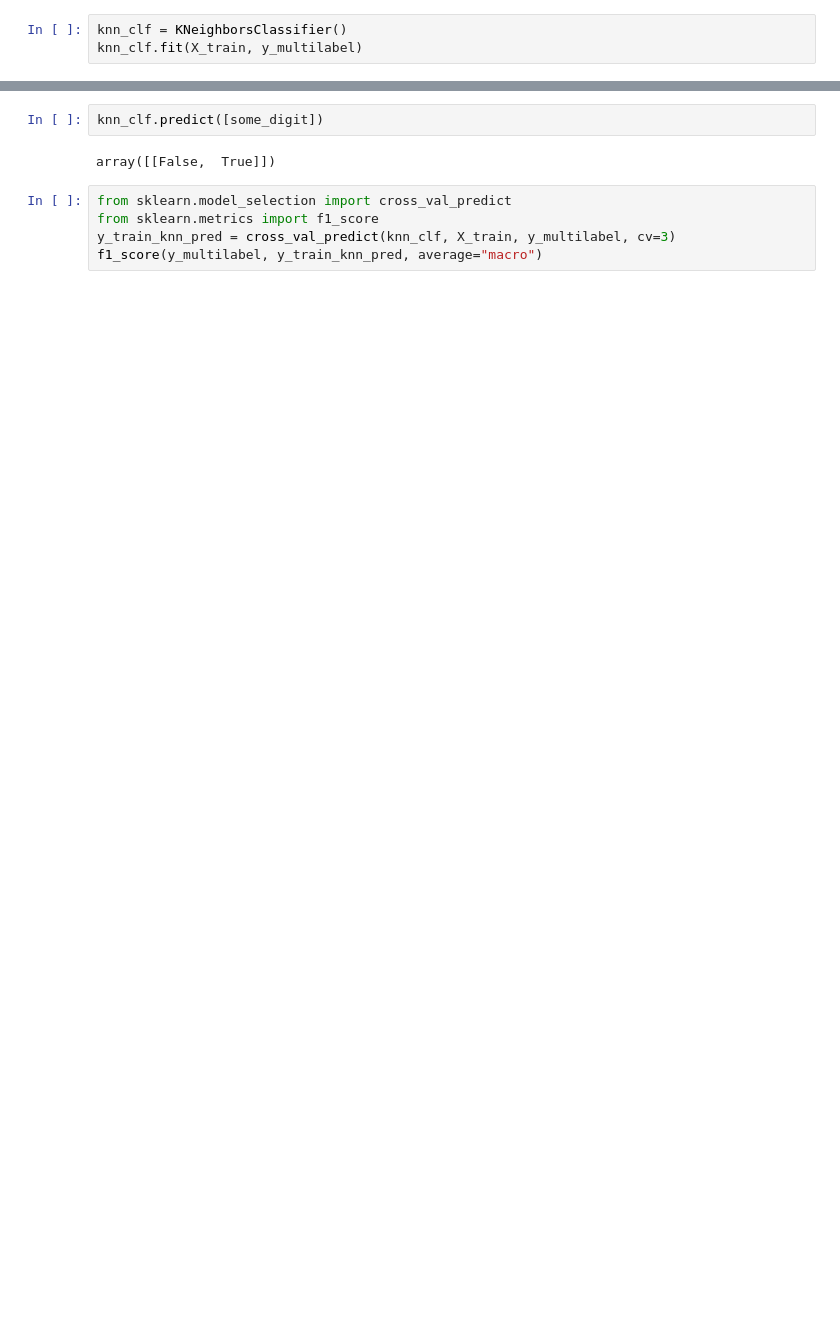
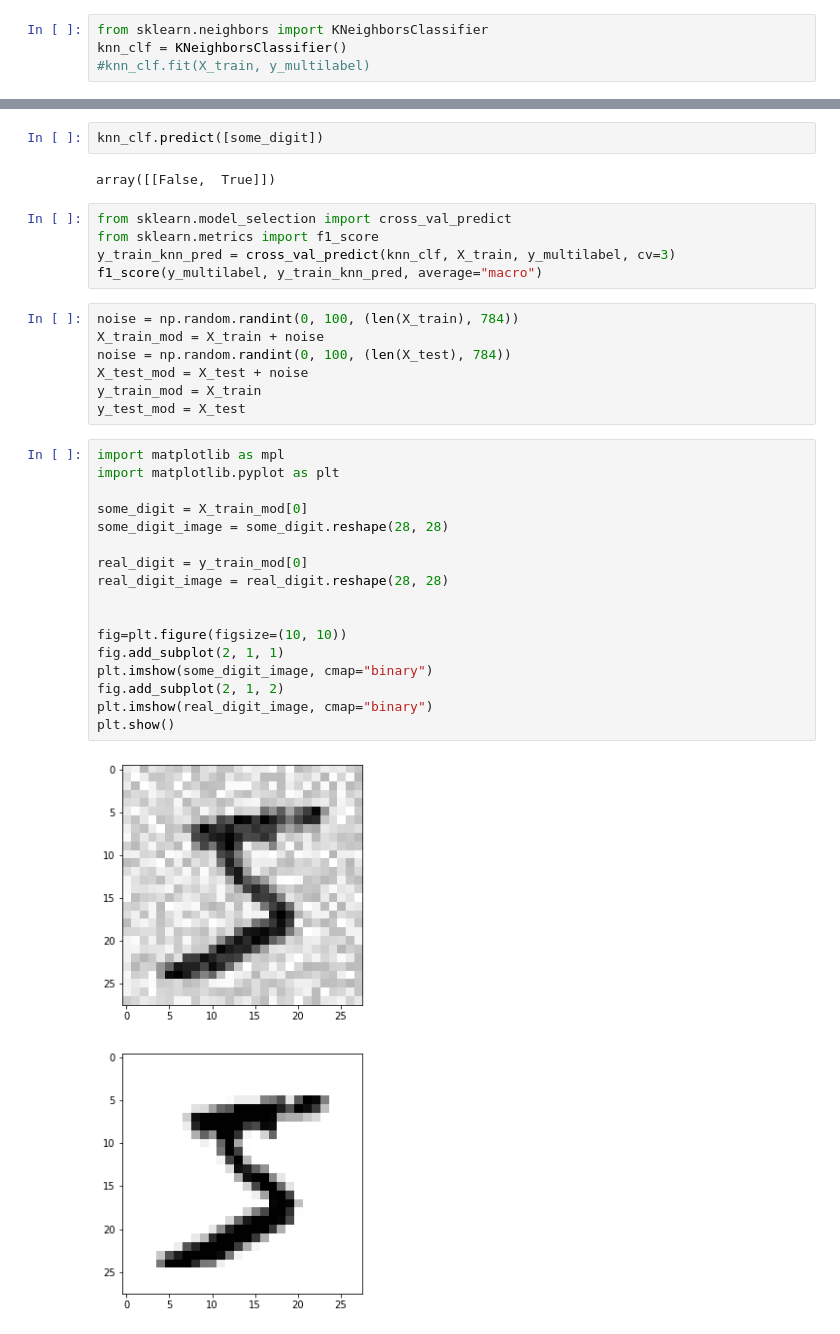
Before and after one commit to hovhanns/HandsOnML2, a Jupyter notebook: MNIST.ipynb, the cells around one changed output, grey strips where cells are left out. Saved outputs shown, nothing was run; the diff lists cells and outputs as text; blank space fills up the shorter version.

```diff
--- a/MNIST.ipynb
+++ b/MNIST.ipynb
@@ -250,5 +250,6 @@ y_train_large = (y_train >= 7)
 y_train_odd = (y_train % 2 == 1)
 y_multilabel = np.c_[y_train_large, y_train_odd]
 # %%
+from sklearn.neighbors import KNeighborsClassifier
 knn_clf = KNeighborsClassifier()
-knn_clf.fit(X_train, y_multilabel)
+#knn_clf.fit(X_train, y_multilabel)
@@ -265,3 +262,29 @@ from sklearn.model_selection import cross_val_predict
 from sklearn.metrics import f1_score
 y_train_knn_pred = cross_val_predict(knn_clf, X_train, y_multilabel, cv=3)
 f1_score(y_multilabel, y_train_knn_pred, average="macro")
+# %%
+noise = np.random.randint(0, 100, (len(X_train), 784))
+X_train_mod = X_train + noise
+noise = np.random.randint(0, 100, (len(X_test), 784))
+X_test_mod = X_test + noise
+y_train_mod = X_train
+y_test_mod = X_test
+# %%
+import matplotlib as mpl
+import matplotlib.pyplot as plt
+
+some_digit = X_train_mod[0]
+some_digit_image = some_digit.reshape(28, 28)
+
+real_digit = y_train_mod[0]
+real_digit_image = real_digit.reshape(28, 28)
+
+
+fig=plt.figure(figsize=(10, 10))
+fig.add_subplot(2, 1, 1)
+plt.imshow(some_digit_image, cmap="binary")
+fig.add_subplot(2, 1, 2)
+plt.imshow(real_digit_image, cmap="binary")
+plt.show()
+# %% [output]
+[figure, added]
```
Also changed, not shown: parts of 4 cells of this notebook.
